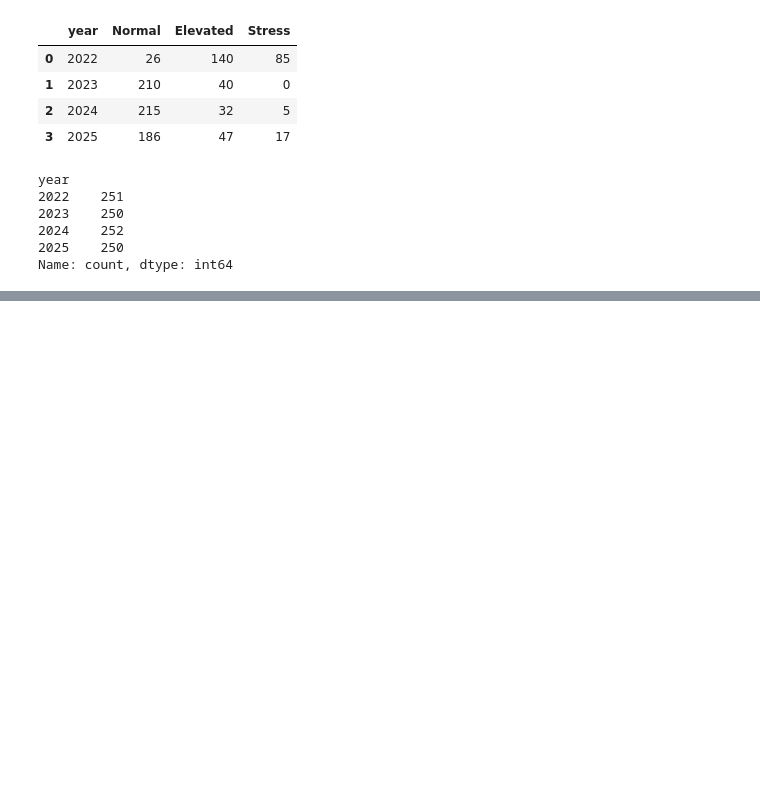
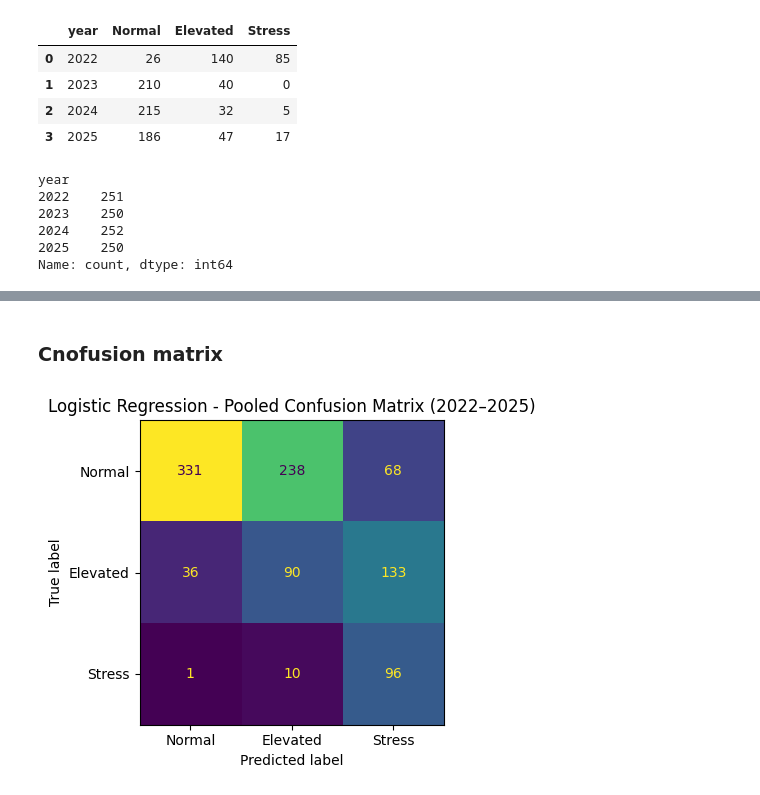
Before and after one commit to Lucie0124/Financial-Volatility-Forecasting, a Jupyter notebook: notebooks/05_regime_clssification.ipynb, the cells around one changed output, grey strips where cells are left out. Drawn from its saved outputs; the diff is of its cells as text; code cells hidden in the pictures; blank space fills up the shorter version.

Commit message:
add pooled classification analysis

```diff
--- a/notebooks/05_regime_clssification.ipynb
+++ b/notebooks/05_regime_clssification.ipynb
@@ -658,0 +642,2 @@ Name: count, dtype: int64
+# %%
+logistic_predictions = all_predictions_df.copy()
@@ -658,0 +681,15 @@ Name: count, dtype: int64
+# %% [markdown]
+### Cnofusion matrix
+# %%
+pooled_cm = confusion_matrix(logistic_predictions["actual_regime"], logistic_predictions["predicted_regime"], labels=CLASS_LABELS)
+display = ConfusionMatrixDisplay(confusion_matrix=pooled_cm, display_labels=CLASS_LABELS)
+
+fig, ax = plt.subplots(figsize=(5, 4))
+display.plot(ax=ax, colorbar=False)
+
+ax.set_title("Logistic Regression - Pooled Confusion Matrix (2022–2025)")
+
+plt.tight_layout()
+plt.show()
+# %% [output]
+[figure, added]
```
Also changed, not shown: parts of 9 cells of this notebook.
